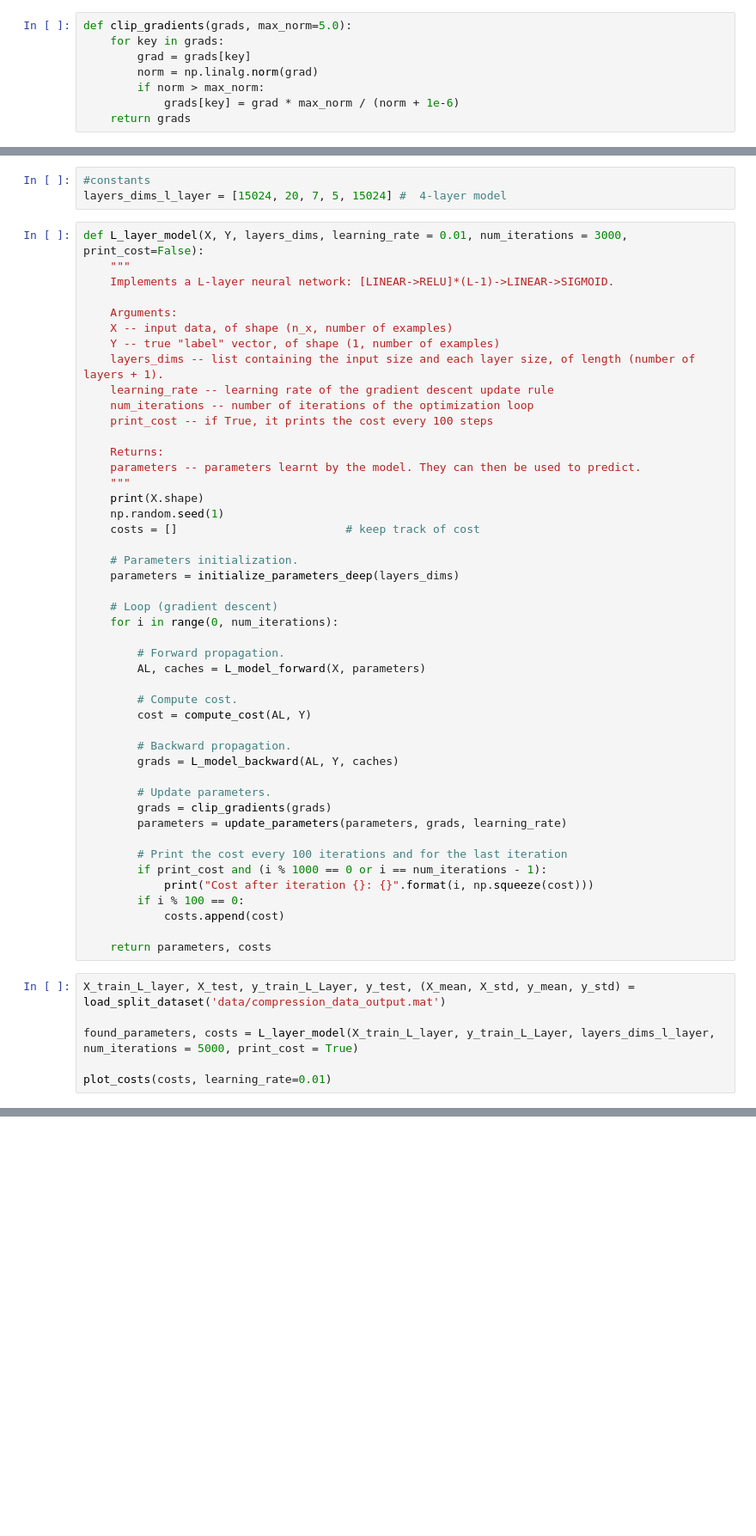
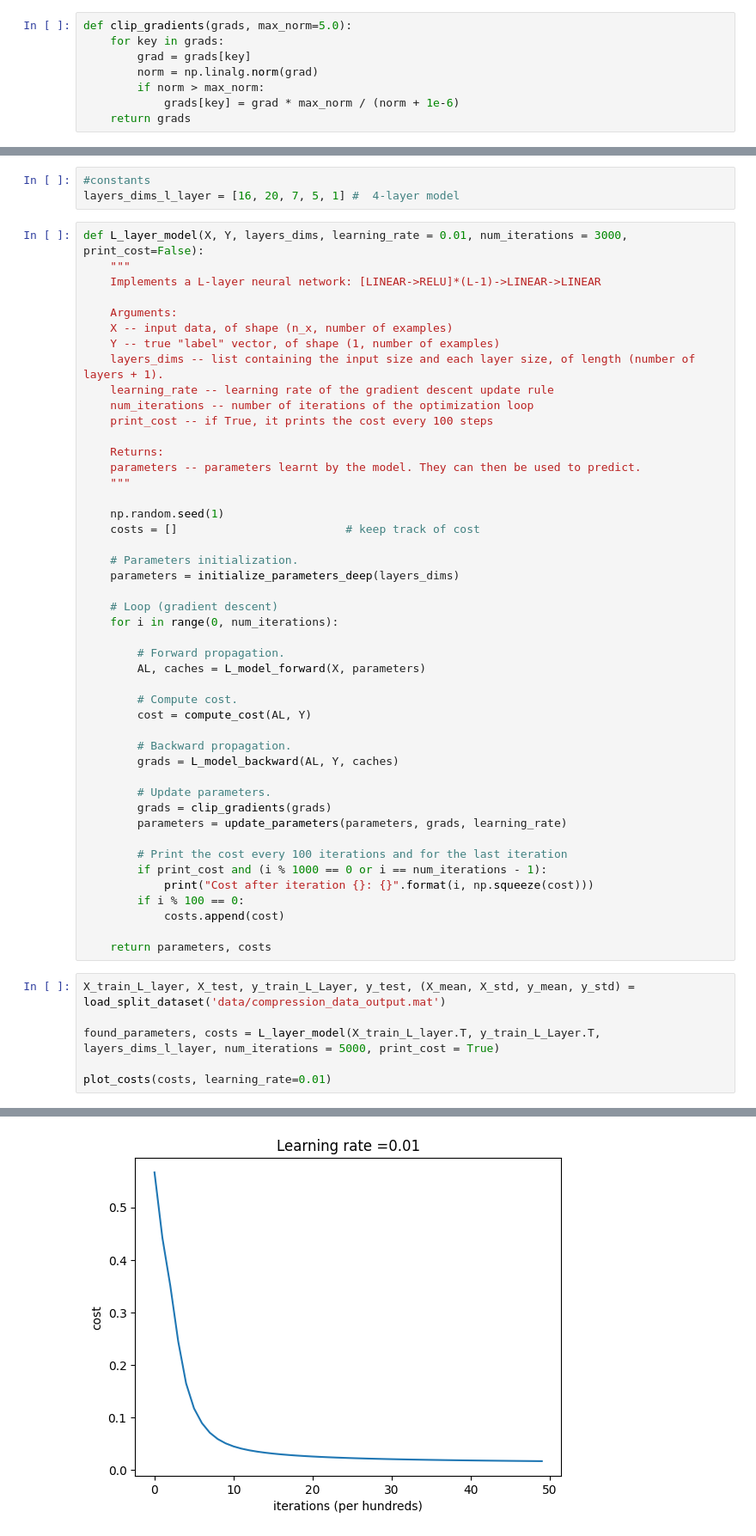
Before and after one commit to sadorno1/decompression, a Jupyter notebook: decompression.ipynb, the cells around one changed output, grey strips where cells are left out. Shown: that part at 86% size. Saved outputs shown, nothing was run; the diff lists cells and outputs as text; blank space fills up the shorter version.

```diff
--- a/decompression.ipynb
+++ b/decompression.ipynb
@@ -587,10 +597,10 @@ plot_costs(costs, learning_rate)
 # %%
 #constants
-layers_dims_l_layer = [15024, 20, 7, 5, 15024] #  4-layer model
+layers_dims_l_layer = [16, 20, 7, 5, 1] #  4-layer model
 # %%
 def L_layer_model(X, Y, layers_dims, learning_rate = 0.01, num_iterations = 3000, print_cost=False):
     """
-    Implements a L-layer neural network: [LINEAR->RELU]*(L-1)->LINEAR->SIGMOID.
+    Implements a L-layer neural network: [LINEAR->RELU]*(L-1)->LINEAR->LINEAR
 
     Arguments:
     X -- input data, of shape (n_x, number of examples)
@@ -603,7 +613,7 @@ def L_layer_model(X, Y, layers_dims, learning_rate = 0.01, num_iterations = 3000
     Returns:
     parameters -- parameters learnt by the model. They can then be used to predict.
     """
-    print(X.shape)
+
     np.random.seed(1)
     costs = []                         # keep track of cost
 
@@ -636,6 +646,7 @@ def L_layer_model(X, Y, layers_dims, learning_rate = 0.01, num_iterations = 3000
 # %%
 X_train_L_layer, X_test, y_train_L_Layer, y_test, (X_mean, X_std, y_mean, y_std) = load_split_dataset('data/compression_data_output.mat')
 
-found_parameters, costs = L_layer_model(X_train_L_layer, y_train_L_Layer, layers_dims_l_layer, num_iterations = 5000, print_cost = True)
+found_parameters, costs = L_layer_model(X_train_L_layer.T, y_train_L_Layer.T, layers_dims_l_layer, num_iterations = 5000, print_cost = True)
 
 plot_costs(costs, learning_rate=0.01)
+# %% [output]
@@ -641,0 +659 @@ plot_costs(costs, learning_rate=0.01)
+[figure, added]
```
Also changed, not shown: parts of 4 cells of this notebook.
